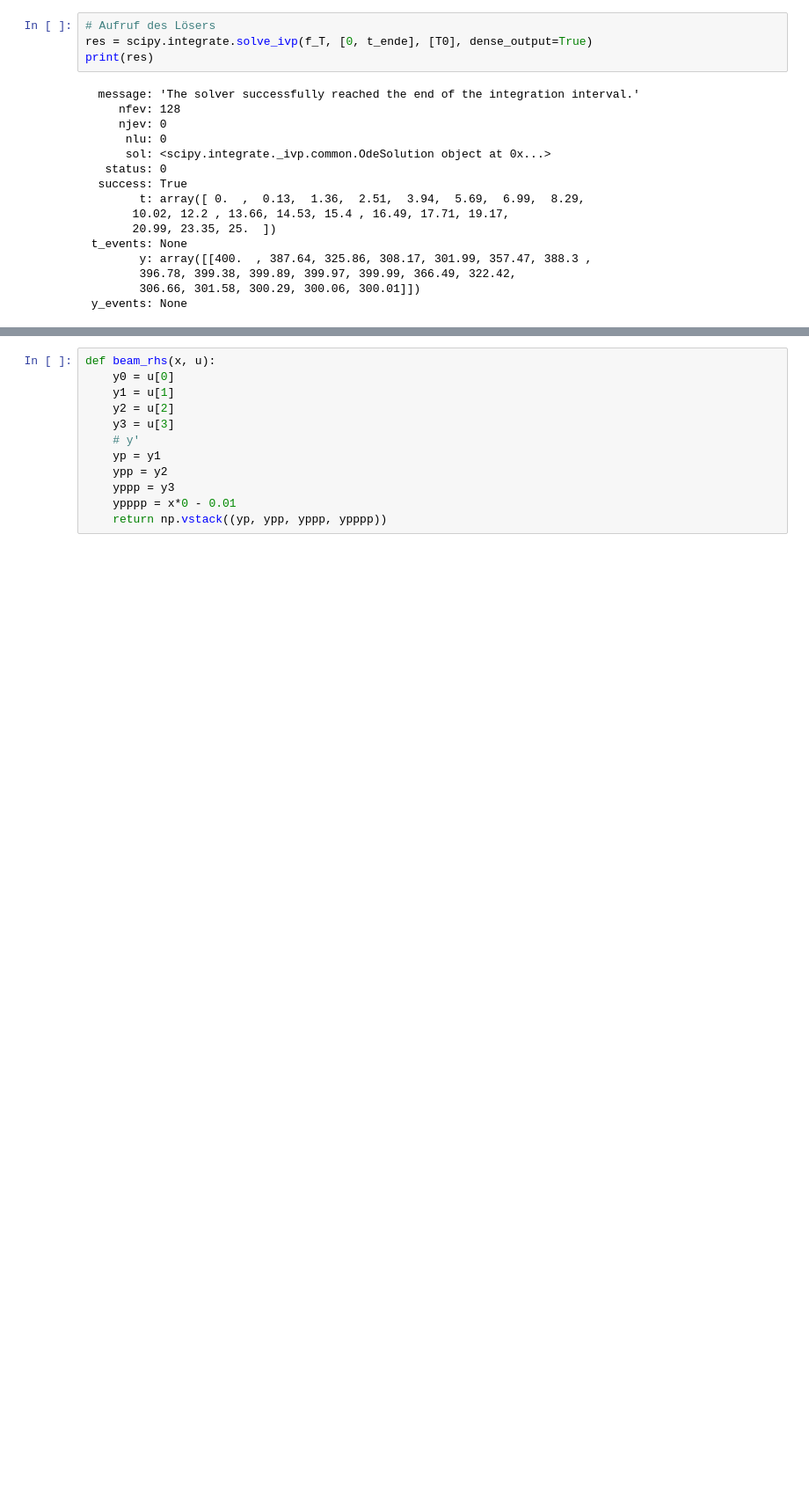
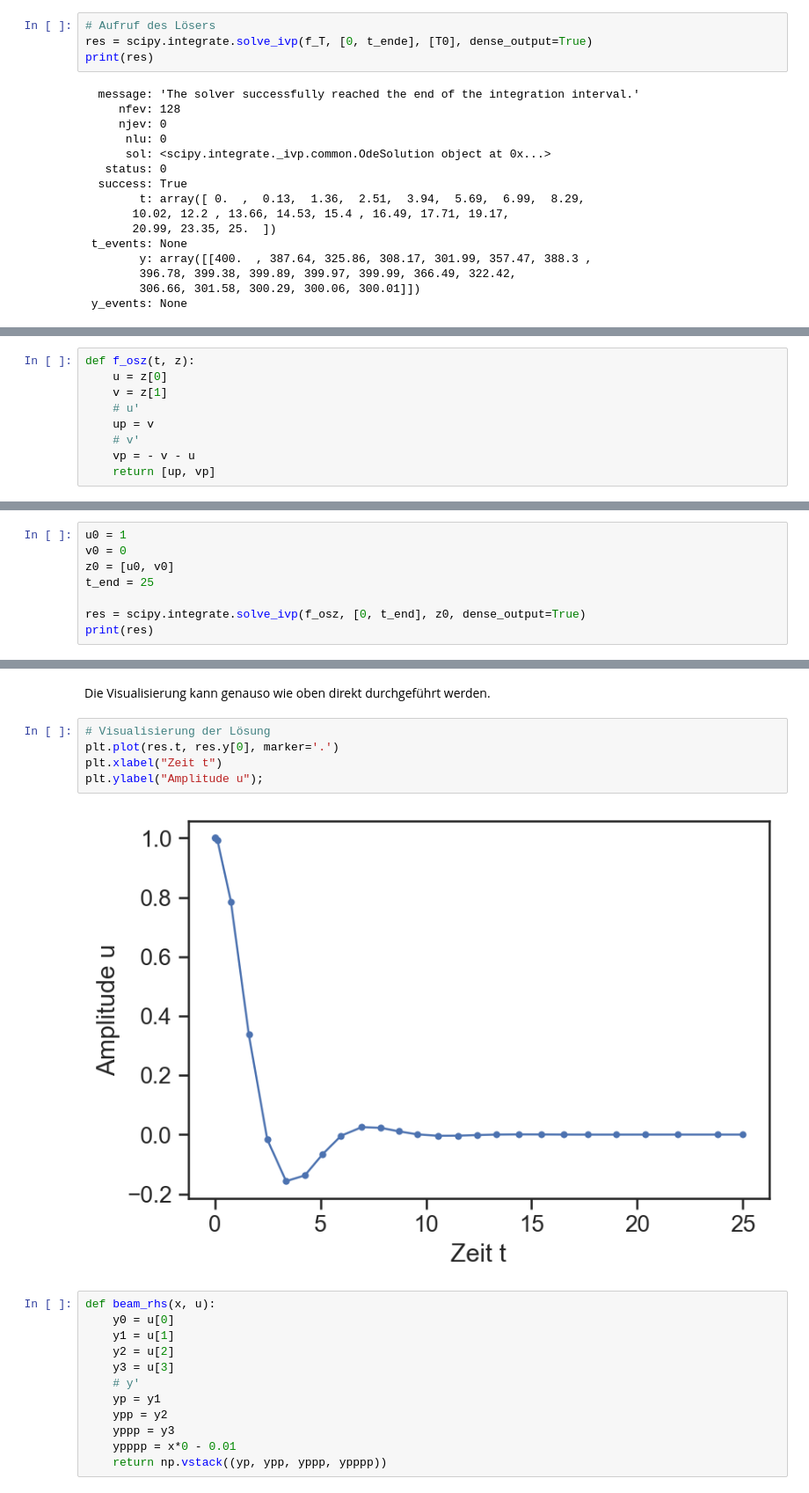
Before and after one commit to lu-kas/Vorlesung_Ingenieurinformatik, a Jupyter notebook: Content/Script/04_numerik/0432_ode.ipynb, the cells around one changed output, grey strips where cells are left out. Shown at 88% size. Drawn from its saved outputs; the diff is of its cells as text; blank space fills up the shorter version.

```diff
--- a/Content/Script/04_numerik/0432_ode.ipynb
+++ b/Content/Script/04_numerik/0432_ode.ipynb
@@ -272,0 +259,9 @@ plt.plot(res.t, res.y[0], '-')
+# %%
+def f_osz(t, z):
+    u = z[0]
+    v = z[1]
+    # u'
+    up = v
+    # v'
+    vp = - v - u
+    return [up, vp]
@@ -272,0 +270,8 @@ plt.plot(res.t, res.y[0], '-')
+# %%
+u0 = 1
+v0 = 0
+z0 = [u0, v0]
+t_end = 25
+
+res = scipy.integrate.solve_ivp(f_osz, [0, t_end], z0, dense_output=True)
+print(res)
@@ -273,3 +296,12 @@ plt.plot(res.t, res.y[0], '-')
+# %% [markdown]
+Die Visualisierung kann genauso wie oben direkt durchgeführt werden.
+# %%
+# Visualisierung der Lösung
+plt.plot(res.t, res.y[0], marker='.')
+plt.xlabel("Zeit t")
+plt.ylabel("Amplitude u");
+# %% [output]
+[figure, added]
 # %%
 def beam_rhs(x, u):
     y0 = u[0]
```
Also changed, not shown: parts of 18 cells of this notebook.
